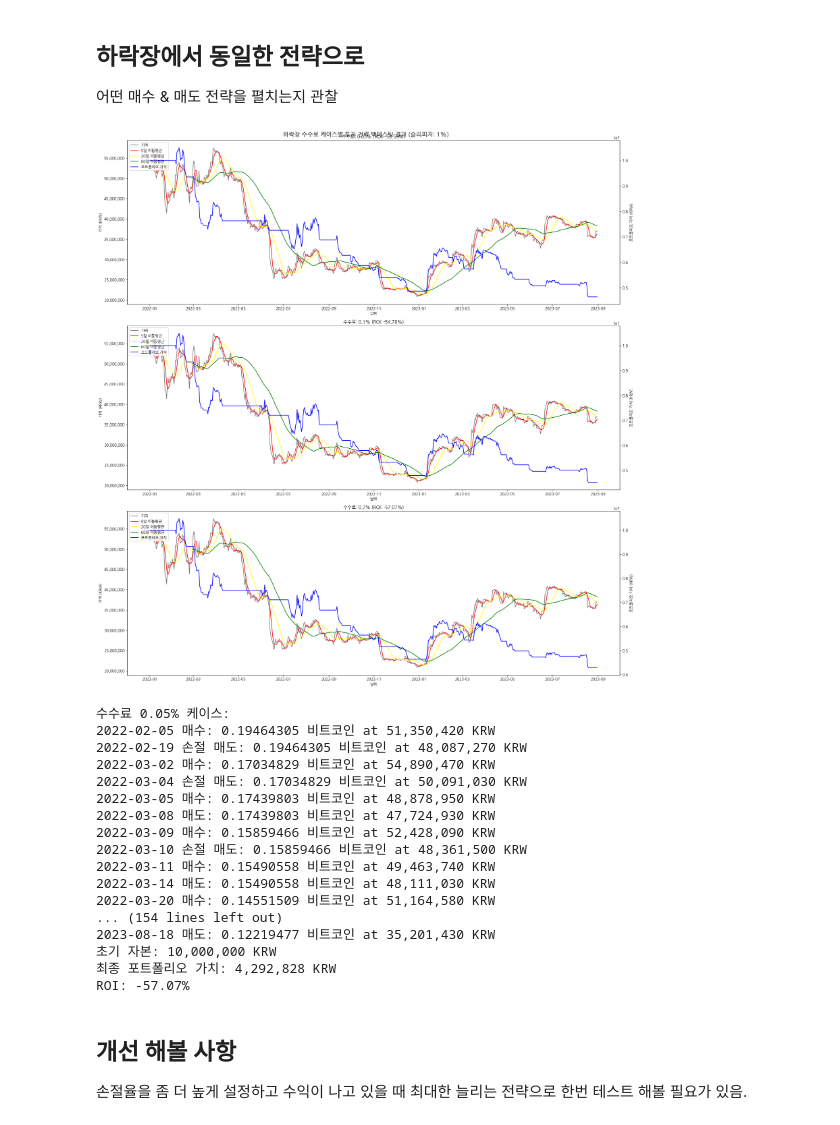
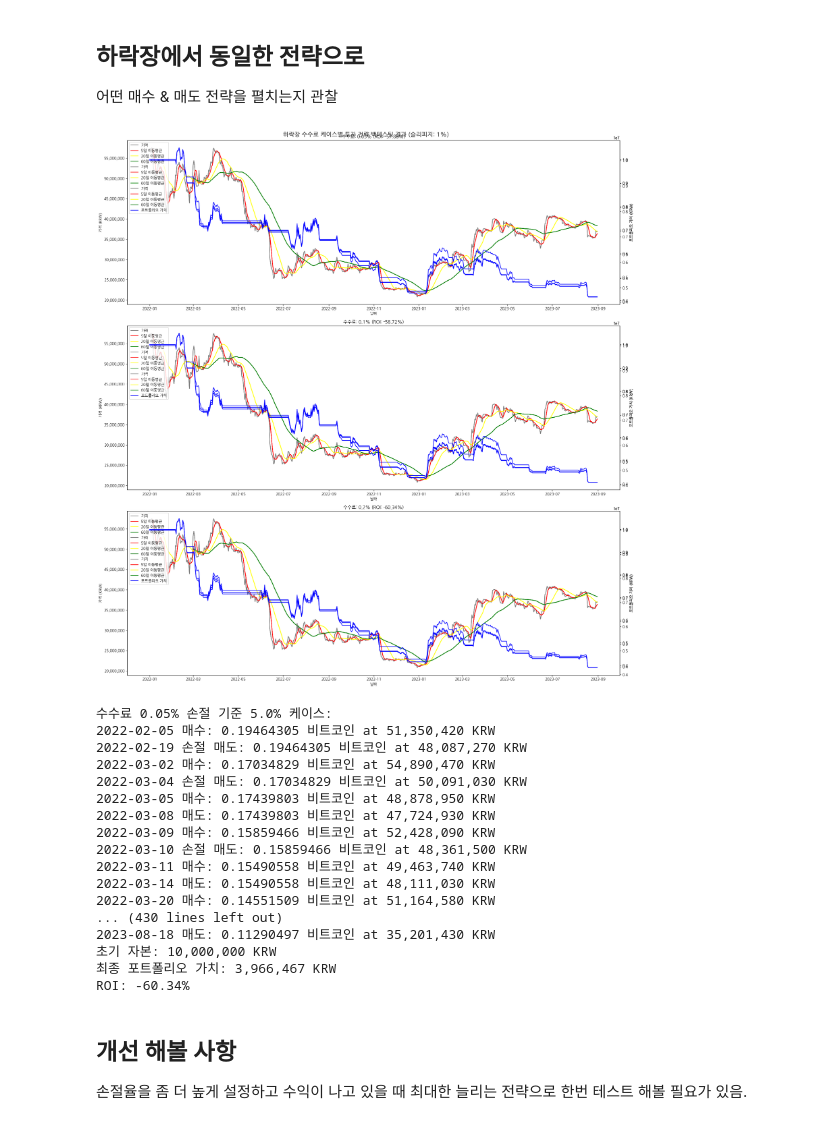
Before and after one commit to Mineru98/crypto_quant, a Jupyter notebook: notebooks/mdd.ipynb, the cells around one changed output. Saved outputs shown, nothing was run; the diff lists cells and outputs as text; code cells hidden in the pictures.

```diff
--- a/notebooks/mdd.ipynb
+++ b/notebooks/mdd.ipynb
@@ -58,7 +58,7 @@ plt.show()
 # %% [output]
 [figure]
 # %%
-def backtest_strategy(fee_rate, slippage_rate, print_results=False, return_data=False):
+def backtest_strategy(fee_rate, slippage_rate, stop_loss=0.05, print_results=False, return_data=False):
     # 초기 자본 설정
     initial_capital = 10_000_000  # 1,000만원
     capital = initial_capital
@@ -66,7 +66,6 @@ def backtest_strategy(fee_rate, slippage_rate, print_results=False, return_data=
     holding = 0  # 보유 비트코인 수량
     entry_price = 0  # 매수 가격
     portfolio_values = []  # 포트폴리오 가치 저장
-    stop_loss = 0.05  # 5% 손실 제한
 
     # 매매 신호 생성 (예: MA5가 MA20을 상향 돌파 시 매수, 하향 돌파 시 매도)
     df_2024_daily['Signal'] = 0
@@ -394,7 +396,7 @@ df_2022_daily['MA60'] = df_2022_daily['close'].rolling(window=60).mean()
 # 1일 변동성 계산
 df_2022_daily['변동성'] = (df_2022_daily['high'] - df_2022_daily['low']) / df_2022_daily['open'] * 100
 # %%
-def backtest_strategy(fee_rate, slippage_rate, print_results=False, return_data=False):
+def backtest_strategy(fee_rate, slippage_rate, stop_loss=0.05, print_results=False, return_data=False):
     # 초기 자본 설정
     initial_capital = 10_000_000  # 1,000만원
     capital = initial_capital
@@ -402,7 +404,6 @@ def backtest_strategy(fee_rate, slippage_rate, print_results=False, return_data=
     holding = 0  # 보유 비트코인 수량
     entry_price = 0  # 매수 가격
     portfolio_values = []  # 포트폴리오 가치 저장
-    stop_loss = 0.05  # 5% 손실 제한
 
     # 매매 신호 생성 (예: MA5가 MA20을 상향 돌파 시 매수, 하향 돌파 시 매도)
     df_2022_daily['Signal'] = 0
@@ -468,45 +469,48 @@ def backtest_strategy(fee_rate, slippage_rate, print_results=False, return_data=
 # %%
 # 세 가지 수수료 케이스에 대해 백테스트 실행
 fee_rates = [0.0005, 0.001, 0.002]  # 0.05%, 0.1%, 0.2%
+stop_losss = [0.05, 0.1, 0.2]
 slippage_rate = 0.01  # 1% 슬리피지
 
 fig, axes = plt.subplots(3, 1, figsize=(20, 21))
 fig.suptitle('하락장 수수료 케이스별 투자 전략 백테스팅 결과 (슬리피지: 1%)', fontsize=16)
 
 for i, fee_rate in enumerate(fee_rates):
-    df_result, final_portfolio, initial_capital, roi = backtest_strategy(fee_rate, slippage_rate, return_data=True)
+    for j, stop_loss in enumerate(stop_losss):
+        df_result, final_portfolio, initial_capital, roi = backtest_strategy(fee_rate, slippage_rate, stop_loss, return_data=True)
 
-    ax1 = axes[i]
-    ax2 = ax1.twinx()
+        ax1 = axes[i]
+        ax2 = ax1.twinx()
 
-    ax1.plot(df_result.index, df_result['close'], label='가격', color='gray')
-    ax1.plot(df_result.index, df_result['MA5'], label='5일 이동평균', color='red')
-    ax1.plot(df_result.index, df_result['MA20'], label='20일 이동평균', color='yellow')
-    ax1.plot(df_result.index, df_result['MA60'], label='60일 이동평균', color='green')
-    ax1.set_xlabel('날짜')
-    ax1.set_ylabel('가격 (KRW)')
-    ax1.tick_params(axis='y')
-    ax1.yaxis.set_major_formatter(plt.FuncFormatter(lambda x, p: format(int(x), ',')))
+        ax1.plot(df_result.index, df_result['close'], label='가격', color='gray')
+        ax1.plot(df_result.index, df_result['MA5'], label='5일 이동평균', color='red')
+        ax1.plot(df_result.index, df_result['MA20'], label='20일 이동평균', color='yellow')
+        ax1.plot(df_result.index, df_result['MA60'], label='60일 이동평균', color='green')
+        ax1.set_xlabel('날짜')
+        ax1.set_ylabel('가격 (KRW)')
+        ax1.tick_params(axis='y')
+        ax1.yaxis.set_major_formatter(plt.FuncFormatter(lambda x, p: format(int(x), ',')))
 
-    ax2.plot(df_result.index, df_result['Portfolio'], label='포트폴리오 가치', color='blue')
-    ax2.set_ylabel('포트폴리오 가치 (KRW)')
-    ax2.tick_params(axis='y')
+        ax2.plot(df_result.index, df_result['Portfolio'], label='포트폴리오 가치', color='blue')
+        ax2.set_ylabel('포트폴리오 가치 (KRW)')
+        ax2.tick_params(axis='y')
 
-    lines1, labels1 = ax1.get_legend_handles_labels()
-    lines2, labels2 = ax2.get_legend_handles_labels()
-    ax1.legend(lines1 + lines2, labels1 + labels2, loc='upper left')
+        lines1, labels1 = ax1.get_legend_handles_labels()
+        lines2, labels2 = ax2.get_legend_handles_labels()
+        ax1.legend(lines1 + lines2, labels1 + labels2, loc='upper left')
 
-    ax1.set_title(f'수수료: {fee_rate*100}% (ROI: {roi:.2f}%)')
+        ax1.set_title(f'수수료: {fee_rate*100}% (ROI: {roi:.2f}%)')
 
 plt.tight_layout()
 plt.show()
 
 for fee_rate in fee_rates:
-    print(f"\n수수료 {fee_rate*100}% 케이스:")
-    backtest_strategy(fee_rate, slippage_rate, print_results=True)
+    for j, stop_loss in enumerate(stop_losss):
+        print(f"\n수수료 {fee_rate*100}% 손절 기준 {stop_loss*100}% 케이스:")
+        backtest_strategy(fee_rate, slippage_rate, stop_loss, print_results=True)
 # %% [output]
-[figure, old version]
+[figure, new version]
-수수료 0.05% 케이스:
+수수료 0.05% 손절 기준 5.0% 케이스:
 2022-02-05 매수: 0.19464305 비트코인 at 51,350,420 KRW
 2022-02-19 손절 매도: 0.19464305 비트코인 at 48,087,270 KRW
 2022-03-02 매수: 0.17034829 비트코인 at 54,890,470 KRW
@@ -518,11 +522,11 @@ for fee_rate in fee_rates:
 2022-03-11 매수: 0.15490558 비트코인 at 49,463,740 KRW
 2022-03-14 매도: 0.15490558 비트코인 at 48,111,030 KRW
 2022-03-20 매수: 0.14551509 비트코인 at 51,164,580 KRW
-... (154 lines left out)
-2023-08-18 매도: 0.12219477 비트코인 at 35,201,430 KRW
+... (430 lines left out)
+2023-08-18 매도: 0.11290497 비트코인 at 35,201,430 KRW
 초기 자본: 10,000,000 KRW
-최종 포트폴리오 가치: 4,292,828 KRW
-ROI: -57.07%
+최종 포트폴리오 가치: 3,966,467 KRW
+ROI: -60.34%
 # %% [markdown]
 ## 개선 해볼 사항
 
```
Also changed, not shown: parts of 1 cell of this notebook, 1 other file.
